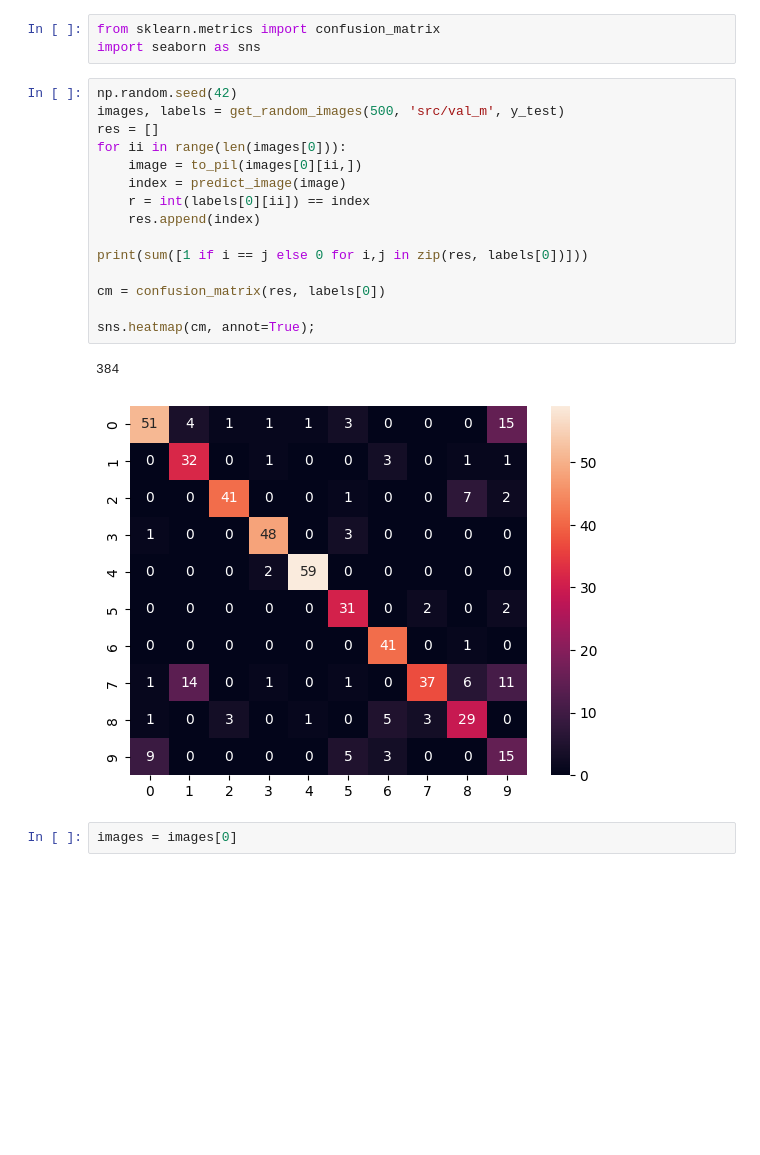
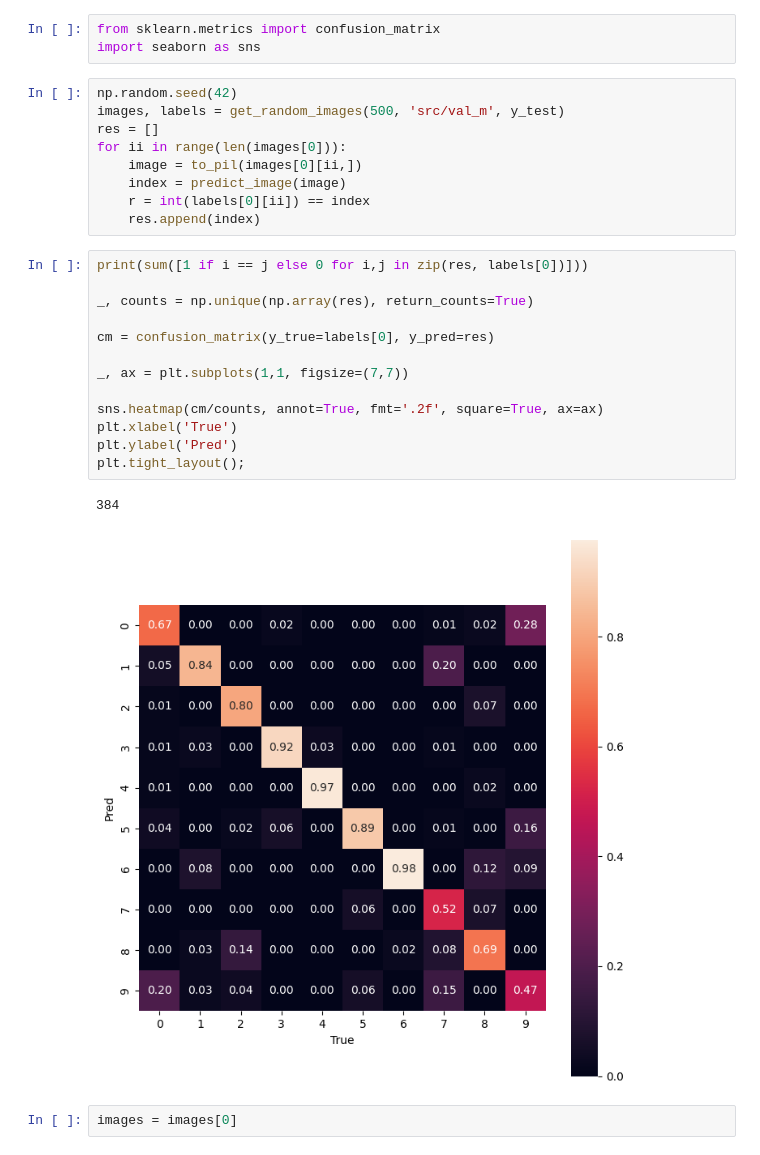
Before and after one commit to Xannadoo/AML_Classifying_distracted_drivers, a Jupyter notebook: statefarm_drivers_02.ipynb, the cells around one changed output. Saved outputs shown, nothing was run; the diff lists cells and outputs as text; blank space fills up the shorter version.

```diff
--- a/statefarm_drivers_02.ipynb
+++ b/statefarm_drivers_02.ipynb
@@ -439,14 +422,21 @@ for ii in range(len(images[0])):
     index = predict_image(image)
     r = int(labels[0][ii]) == index
     res.append(index)
-
-print(sum([1 if i == j else 0 for i,j in zip(res, labels[0])]))
-
-cm = confusion_matrix(res, labels[0])
-
-sns.heatmap(cm, annot=True);
-# %% [output]
-384
-[figure, removed]
+# %%
+print(sum([1 if i == j else 0 for i,j in zip(res, labels[0])]))
+
+_, counts = np.unique(np.array(res), return_counts=True)
+
+cm = confusion_matrix(y_true=labels[0], y_pred=res)
+
+_, ax = plt.subplots(1,1, figsize=(7,7))
+
+sns.heatmap(cm/counts, annot=True, fmt='.2f', square=True, ax=ax)
+plt.xlabel('True')
+plt.ylabel('Pred')
+plt.tight_layout();
+# %% [output]
+384
+[figure, added]
 # %%
 images = images[0]
```
Also changed, not shown: parts of 8 cells of this notebook.
